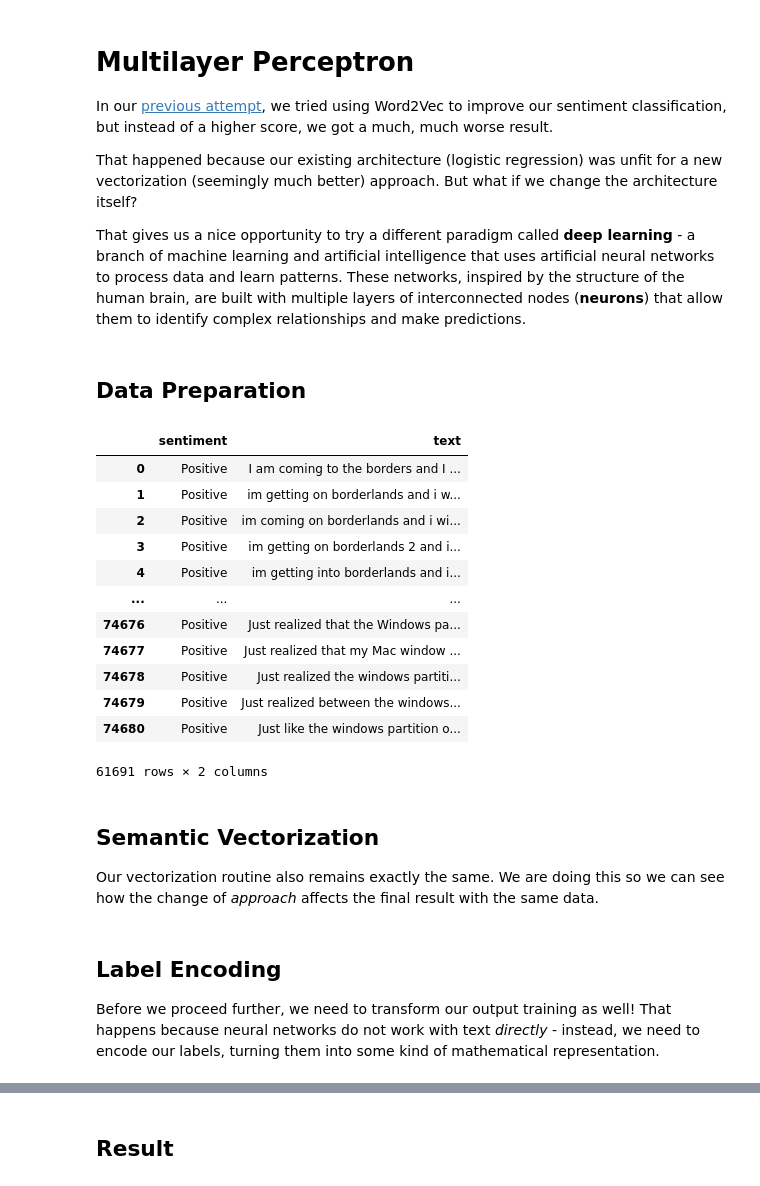
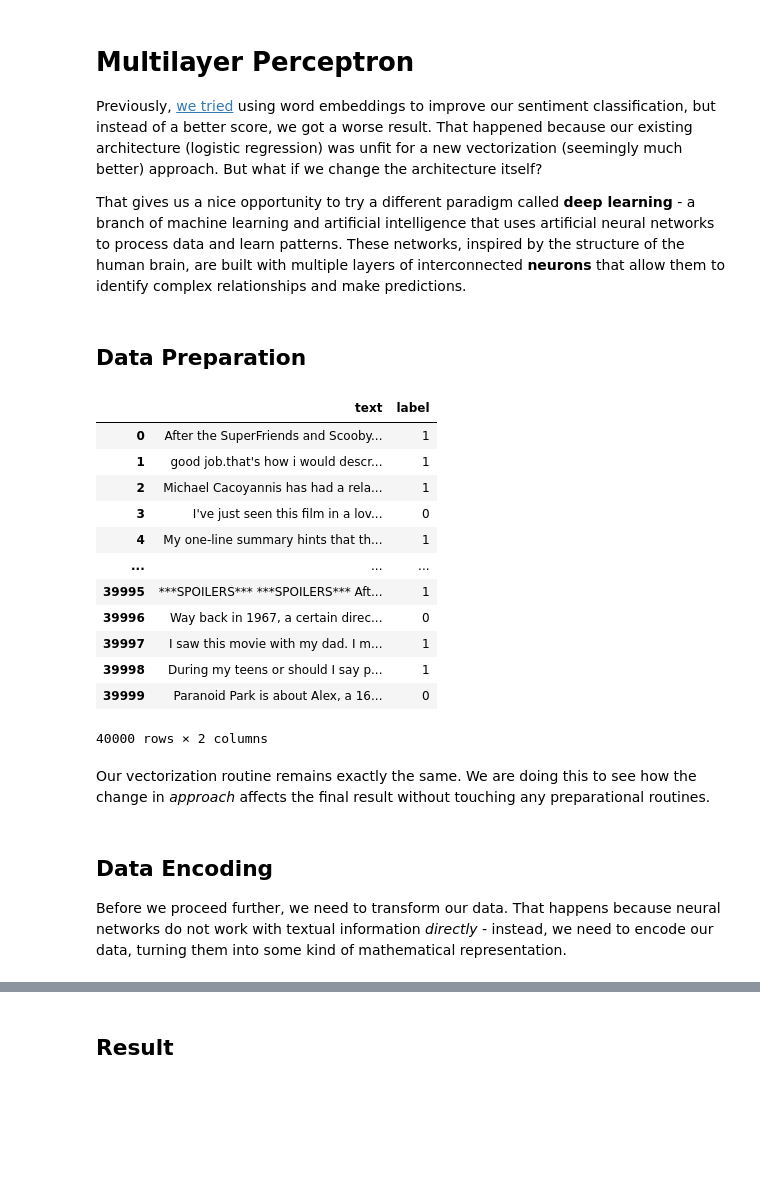
Before and after one commit to sweetpalma/mle, a Jupyter notebook: sentiment/03-mlp.ipynb, the cells around one changed output, grey strips where cells are left out. Drawn from its saved outputs; the diff is of its cells as text; code cells hidden in the pictures; blank space fills up the shorter version.

```diff
--- a/sentiment/03-mlp.ipynb
+++ b/sentiment/03-mlp.ipynb
@@ -1,42 +1,32 @@
 # %% [markdown]
 # Multilayer Perceptron
 
-In our [previous attempt](./02-logistic-regression-word2vec.ipynb), we tried using Word2Vec to improve our sentiment classification, but instead of a higher score, we got a much, much worse result.
+Previously, [we tried](./02-logistic-regression-word2vec.ipynb) using word embeddings to improve our sentiment classification, but instead of a better score, we got a worse result. That happened because our existing architecture (logistic regression) was unfit for a new vectorization (seemingly much better) approach. But what if we change the architecture itself?
 
-That happened because our existing architecture (logistic regression) was unfit for a new vectorization (seemingly much better) approach. But what if we change the architecture itself?
-
-That gives us a nice opportunity to try a different paradigm called **deep learning** - a branch of machine learning and artificial intelligence that uses artificial neural networks to process data and learn patterns. These networks, inspired by the structure of the human brain, are built with multiple layers of interconnected nodes (**neurons**) that allow them to identify complex relationships and make predictions.
+That gives us a nice opportunity to try a different paradigm called **deep learning** - a branch of machine learning and artificial intelligence that uses artificial neural networks to process data and learn patterns. These networks, inspired by the structure of the human brain, are built with multiple layers of interconnected **neurons** that allow them to identify complex relationships and make predictions.
 # %% [markdown]
 ##  Data Preparation
 # %%
-import kagglehub
-df = kagglehub.dataset_load(
-    kagglehub.KaggleDatasetAdapter.PANDAS,
-    'jp797498e/twitter-entity-sentiment-analysis',
-    'twitter_training.csv',
-    pandas_kwargs={'encoding': 'ISO-8859-1'},
-)
+from datasets import load_dataset
+ds = load_dataset('stanfordnlp/imdb', split='train+test')
+train, test = ds.train_test_split(test_size=0.2, seed=0).values()
+display(train.to_pandas())
 
-df = df[df.columns[[2, 3]]]
-df.columns = ['sentiment', 'text']
-
-df['text'] = df['text'].astype(str)
-df['sentiment'] = df['sentiment'].astype(str)
-df = df.dropna()
-
-df = df.loc[df['sentiment'] != 'Irrelevant']
-display(df)
+x_train = train['text']
+y_train = train['label']
+x_test = test['text']
+y_test = test['label']
 # %% [output]
-|  | sentiment | text |
-| 0 | Positive | I am coming to the borders and I ... |
-| 1 | Positive | im getting on borderlands and i w... |
-| 2 | Positive | im coming on borderlands and i wi... |
-| 3 | Positive | im getting on borderlands 2 and i... |
-| 4 | Positive | im getting into borderlands and i... |
+|  | text | label |
+| 0 | After the SuperFriends and Scooby... | 1 |
+| 1 | good job.that's how i would descr... | 1 |
+| 2 | Michael Cacoyannis has had a rela... | 1 |
+| 3 | I've just seen this film in a lov... | 0 |
+| 4 | My one-line summary hints that th... | 1 |
 | ... | ... | ... |
-| 74676 | Positive | Just realized that the Windows pa... |
-| 74677 | Positive | Just realized that my Mac window ... |
-| 74678 | Positive | Just realized the windows partiti... |
-| 74679 | Positive | Just realized between the windows... |
-| 74680 | Positive | Just like the windows partition o... |
+| 39995 | ***SPOILERS*** ***SPOILERS*** Aft... | 1 |
+| 39996 | Way back in 1967, a certain direc... | 0 |
+| 39997 | I saw this movie with my dad. I m... | 1 |
+| 39998 | During my teens or should I say p... | 1 |
+| 39999 | Paranoid Park is about Alex, a 16... | 0 |
-61691 rows × 2 columns
+40000 rows × 2 columns
@@ -50,5 +33,3 @@ y_test = test['sentiment']
 # %% [markdown]
-## Semantic Vectorization
-
-Our vectorization routine also remains exactly the same. We are doing this so we can see how the change of *approach* affects the final result with the same data.
+Our vectorization routine remains exactly the same. We are doing this to see how the change in *approach* affects the final result without touching any preparational routines.
 # %%
@@ -76,4 +52,4 @@ x_test = np.array(test['text'].map(vectorize).tolist())
 # %% [markdown]
-## Label Encoding
+## Data Encoding
 
-Before we proceed further, we need to transform our output training as well! That happens because neural networks do not work with text *directly* - instead, we need to encode our labels, turning them into some kind of mathematical representation.
+Before we proceed further, we need to transform our data. That happens because neural networks do not work with textual information *directly* - instead, we need to encode our data, turning them into some kind of mathematical representation.
```
Also changed, not shown: parts of 16 cells of this notebook, 6 other files.
